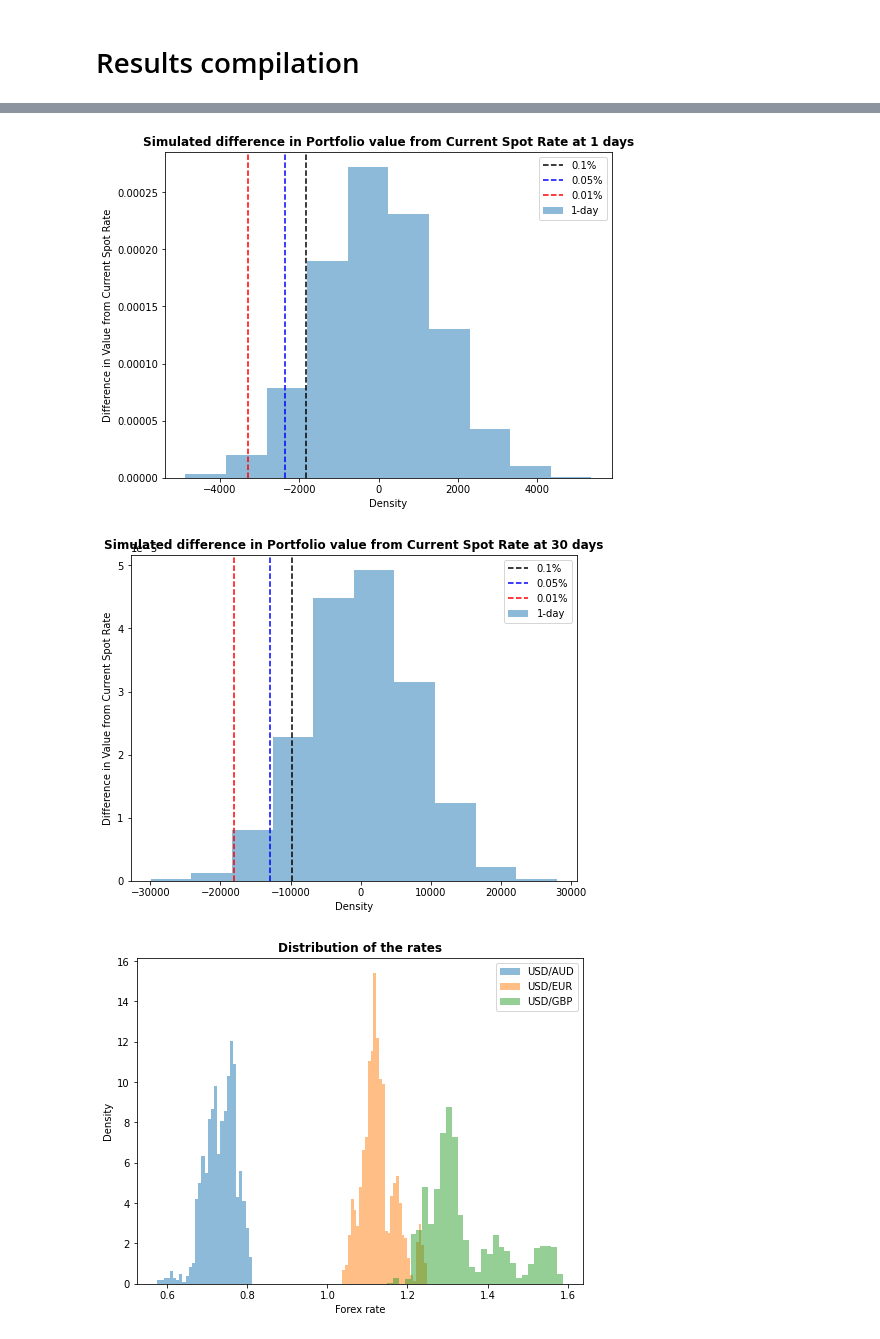
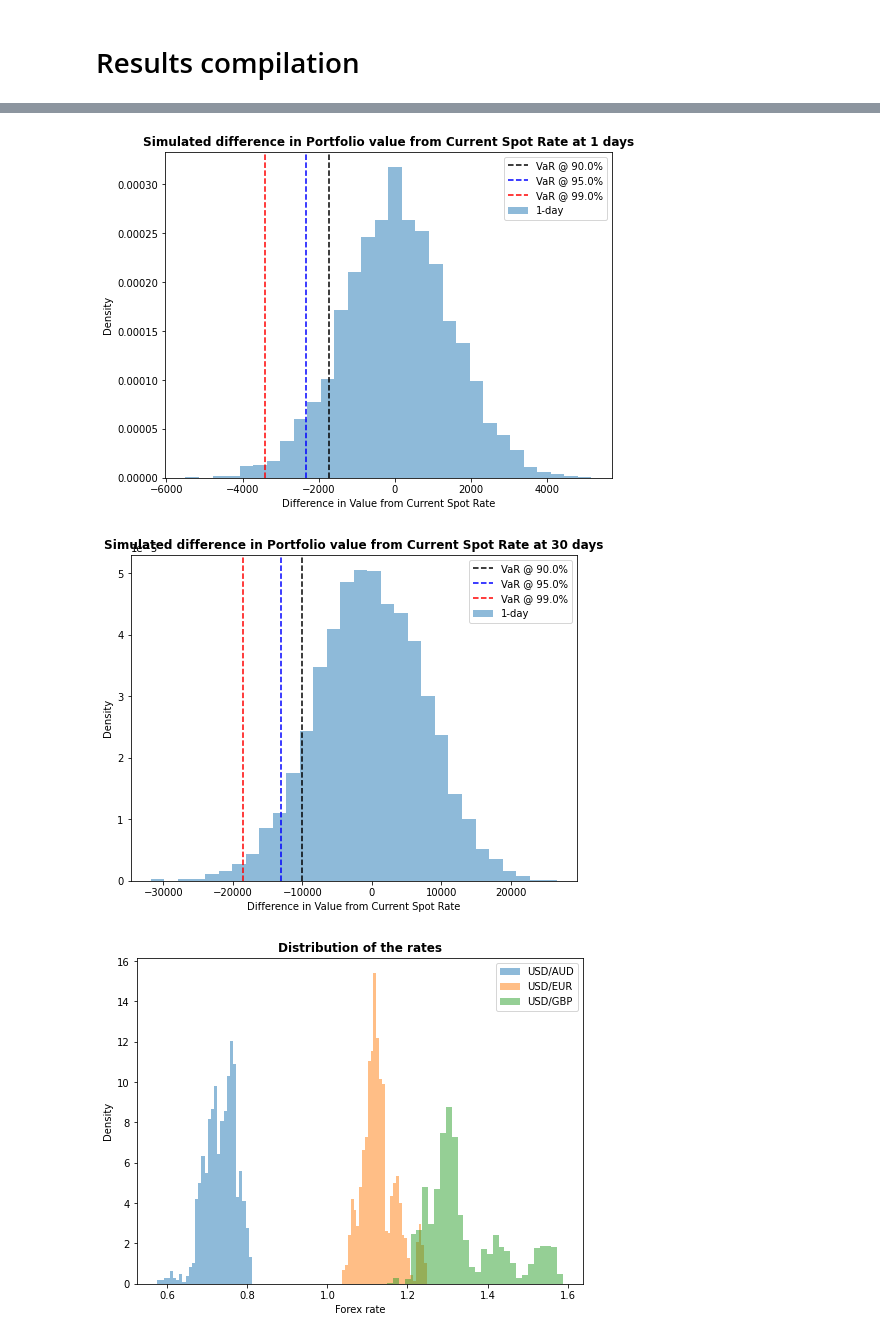
Before and after one commit to owstron/VaR_CVaR, a Jupyter notebook: Portfolio_VaR_Currencies.ipynb, the cells around one changed output, grey strips where cells are left out. Drawn from its saved outputs; the diff is of its cells as text; code cells hidden in the pictures.

```diff
--- a/Portfolio_VaR_Currencies.ipynb
+++ b/Portfolio_VaR_Currencies.ipynb
@@ -528,24 +542,24 @@ CVaR at 30 day using different approaches
 # %%
 def plot_hist(df, num_days, conf_levels):
     diff_vals = df.iloc[0] - df.iloc[num_days]
     plt.figure(figsize=(8,6))
-    plt.hist(diff_vals, density=True, alpha=0.5, label='1-day')
+    plt.hist(diff_vals, density=True, alpha=0.5, label='1-day', bins=30)
     colors = ['k', 'b', 'r']
     for idx, conf_level in enumerate(conf_levels):
         plt.axvline(np.percentile(diff_vals, conf_level * 100), color=colors[idx],
-                    linestyle='--', label='{0}%'.format(conf_level))
-    plt.ylabel('Difference in Value from Current Spot Rate')
-    plt.xlabel('Density')
+                    linestyle='--', label='VaR @ {0}%'.format((1-conf_level)*100))
+    plt.xlabel('Difference in Value from Current Spot Rate')
+    plt.ylabel('Density')
     plt.legend()
     plt.title(r'Simulated difference in Portfolio value from Current Spot Rate at {0} days'.format(num_days), fontsize=12, fontweight='bold')
     plt.show()
 
 
 plot_hist(df_simulation, 1, conf_levels)
 plot_hist(df_simulation, num_days, conf_levels)
 # %% [output]
-[figure, old version]
+[figure, new version]
-[figure, old version]
+[figure, new version]
 # %%
 plt.figure(figsize=(8, 6))
 plt.hist(data['DEXUSAL'], alpha=0.5, label='USD/AUD', density=True, bins=30)
```
Also changed, not shown: parts of 3 cells of this notebook.
